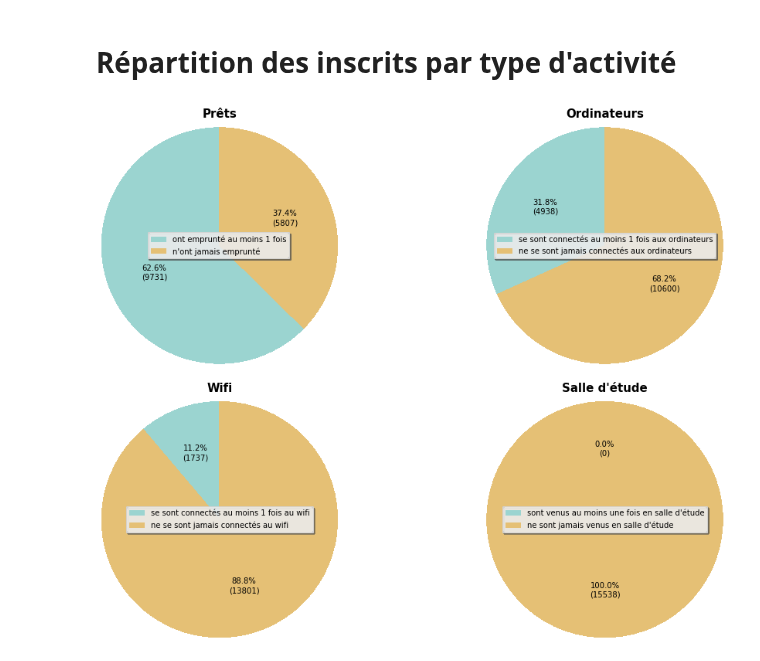
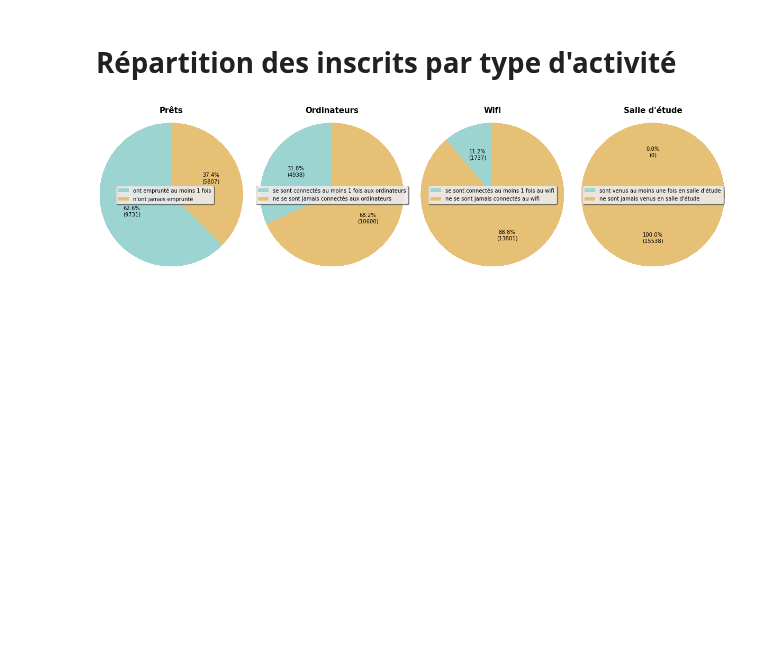
Before and after one commit to medrbx/kibini2, a Jupyter notebook: kibini/notebook_kibini2_lgp_que_font_les_inscrits.ipynb, the cells around one changed output. Drawn from its saved outputs; the diff is of its cells as text; code cells hidden in the pictures; blank space fills up the shorter version.

```diff
--- a/kibini/notebook_kibini2_lgp_que_font_les_inscrits.ipynb
+++ b/kibini/notebook_kibini2_lgp_que_font_les_inscrits.ipynb
@@ -324,46 +291,54 @@ def pie_pourcentage(values):
             return '{:.1f}%\n({v:d})'.format(pct, v=val)
         return my_format
 
-f,axs = plt.subplots(ncols=2,nrows=2,figsize=(14,10))
-axs[0,0].pie(inscrits_emprunt["nombre_inscrits"],
+l = 17
+h = 15
+
+n_cols=4
+n_rows = 1
+
+f,axs = plt.subplots(ncols=n_cols,
+                     nrows=n_rows,
+                     figsize=(l,h))
+axs[0].pie(inscrits_emprunt["nombre_inscrits"],
              radius=2,
              autopct=pie_pourcentage(inscrits_emprunt["nombre_inscrits"]),
              #labels=inscrits_emprunt.index,
              colors=[charte_graphique_lgp.color1,charte_graphique_lgp.color2],
              startangle=90,
             )
-axs[0,0].legend(labels=inscrits_emprunt.index,loc="right")
-axs[0,1].pie(inscrits_ordis["nombre_inscrits"],
+axs[0].legend(labels=inscrits_emprunt.index,loc="right")
+axs[1].pie(inscrits_ordis["nombre_inscrits"],
              radius=2,
              colors=[charte_graphique_lgp.color1,charte_graphique_lgp.color2],
              startangle=90,
              #labels=inscrits_ordis.index,
              autopct=pie_pourcentage(inscrits_ordis["nombre_inscrits"])
             )
-axs[0,1].legend(labels=inscrits_ordis.index,loc="center")
-axs[1,0].pie(inscrits_wifi["nombre_inscrits"],
+axs[1].legend(labels=inscrits_ordis.index,loc="center")
+axs[2].pie(inscrits_wifi["nombre_inscrits"],
              radius=2,
              colors=[charte_graphique_lgp.color1,charte_graphique_lgp.color2],
              startangle=90,
              #labels=inscrits_wifi.index,
              autopct=pie_pourcentage(inscrits_wifi["nombre_inscrits"])
             )
-axs[1,0].legend(labels=inscrits_wifi.index,loc="center")
-axs[1,1].pie(inscrits_etude["nombre_inscrits"],
+axs[2].legend(labels=inscrits_wifi.index,loc="center")
+axs[3].pie(inscrits_etude["nombre_inscrits"],
              radius=2,
              colors=[charte_graphique_lgp.color1,charte_graphique_lgp.color2],
              startangle=90,
              #labels=inscrits_etude.index,
              autopct=pie_pourcentage(inscrits_etude["nombre_inscrits"])
             )
-axs[1,1].legend(labels=inscrits_etude.index,loc="center")
+axs[3].legend(labels=inscrits_etude.index,loc="center")
 
 #plt.suptitle("Nombre d'inscrits qui ont...",fontsize=16)
-axs[0,0].set_title('Prêts',loc="center",pad=70)
-axs[0,1].set_title("Ordinateurs",pad=70)
-axs[1,0].set_title("Wifi",pad=70)
-axs[1,1].set_title("Salle d'étude",pad=70)
+axs[0].set_title('Prêts',loc="center",pad=70)
+axs[1].set_title("Ordinateurs",pad=70)
+axs[2].set_title("Wifi",pad=70)
+axs[3].set_title("Salle d'étude",pad=70)
 plt.tight_layout()
 plt.show()
 # %% [output]
-[figure, old version]
+[figure, new version]
```
Also changed, not shown: parts of 45 cells of this notebook, 4 other files.
